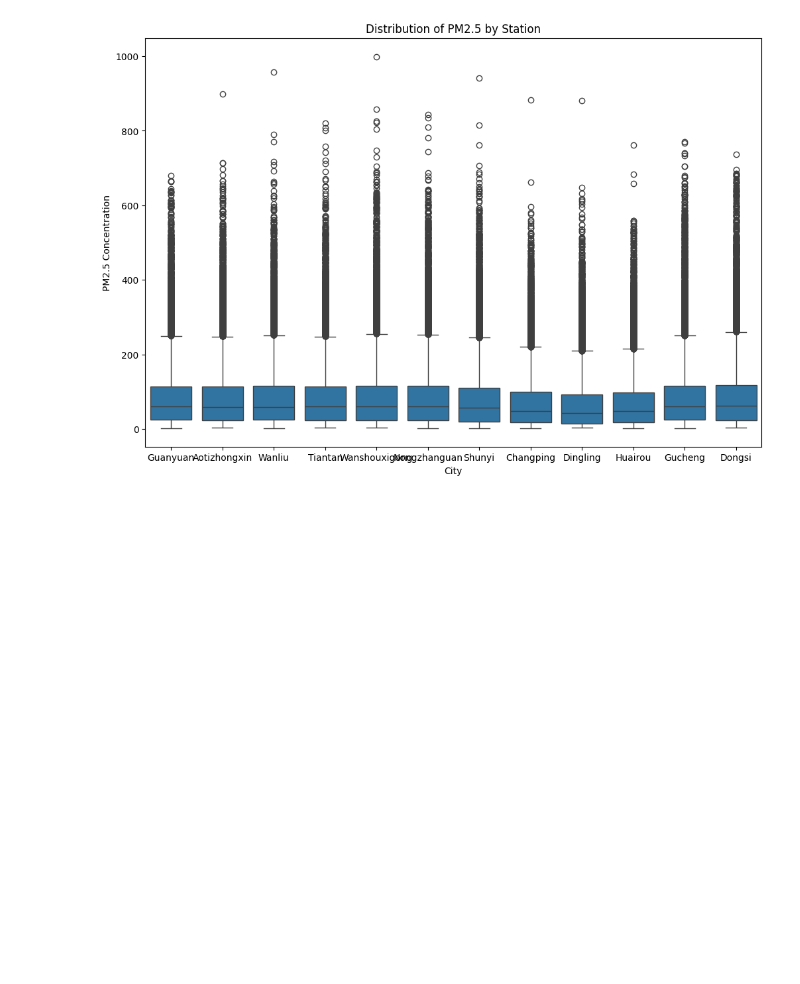
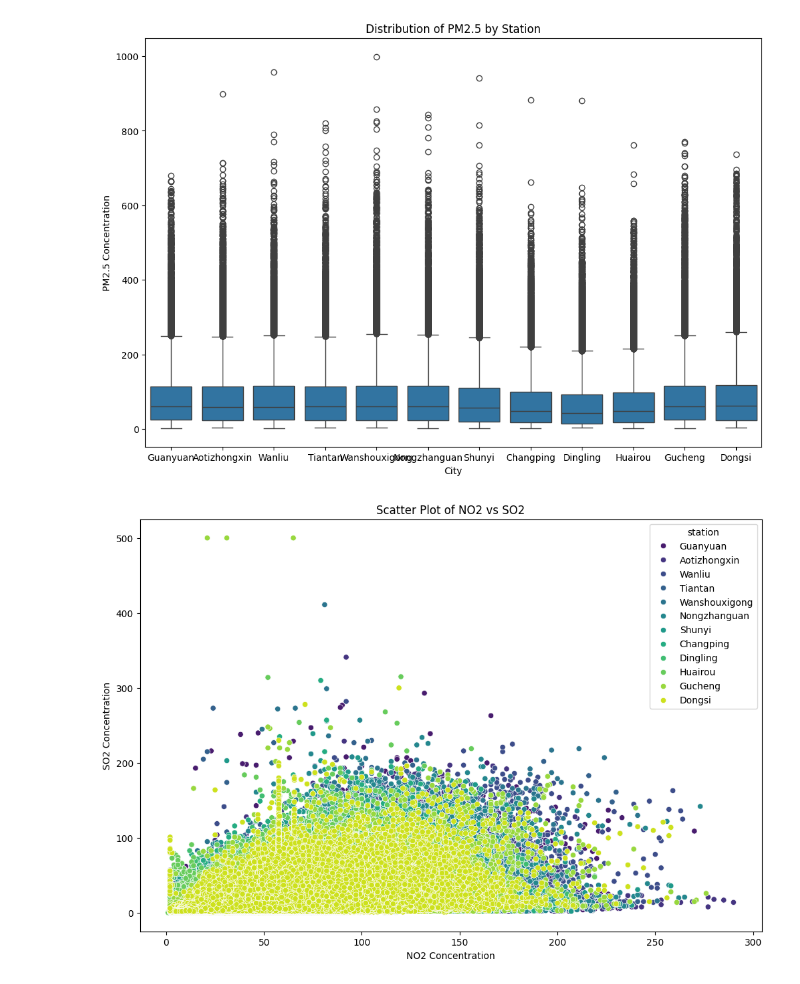
Before and after one commit to SURENDRAN-17/CMP7005-final, a Jupyter notebook: CMP7005_surendran.ipynb, the cells around one changed output. Drawn from its saved outputs; the diff is of its cells as text; code cells hidden in the pictures; blank space fills up the shorter version.

Commit message:
Lets check the SO2 and NO2 concetrations for various stations

```diff
--- a/CMP7005_surendran.ipynb
+++ b/CMP7005_surendran.ipynb
@@ -403,3 +403,13 @@ plt.title("Distribution of PM2.5 by Station")
 plt.show()
 # %% [output]
 [figure]
+# %%
+#Lets check the SO2 and NO2 concetrations for various stations
+plt.figure(figsize=(12, 8))
+sns.scatterplot(x="NO2", y="SO2",hue='station', data=imputed_df,palette="viridis")
+plt.xlabel("NO2 Concentration")
+plt.ylabel("SO2 Concentration")
+plt.title("Scatter Plot of NO2 vs SO2")
+plt.show()
+# %% [output]
+[figure, added]
```
